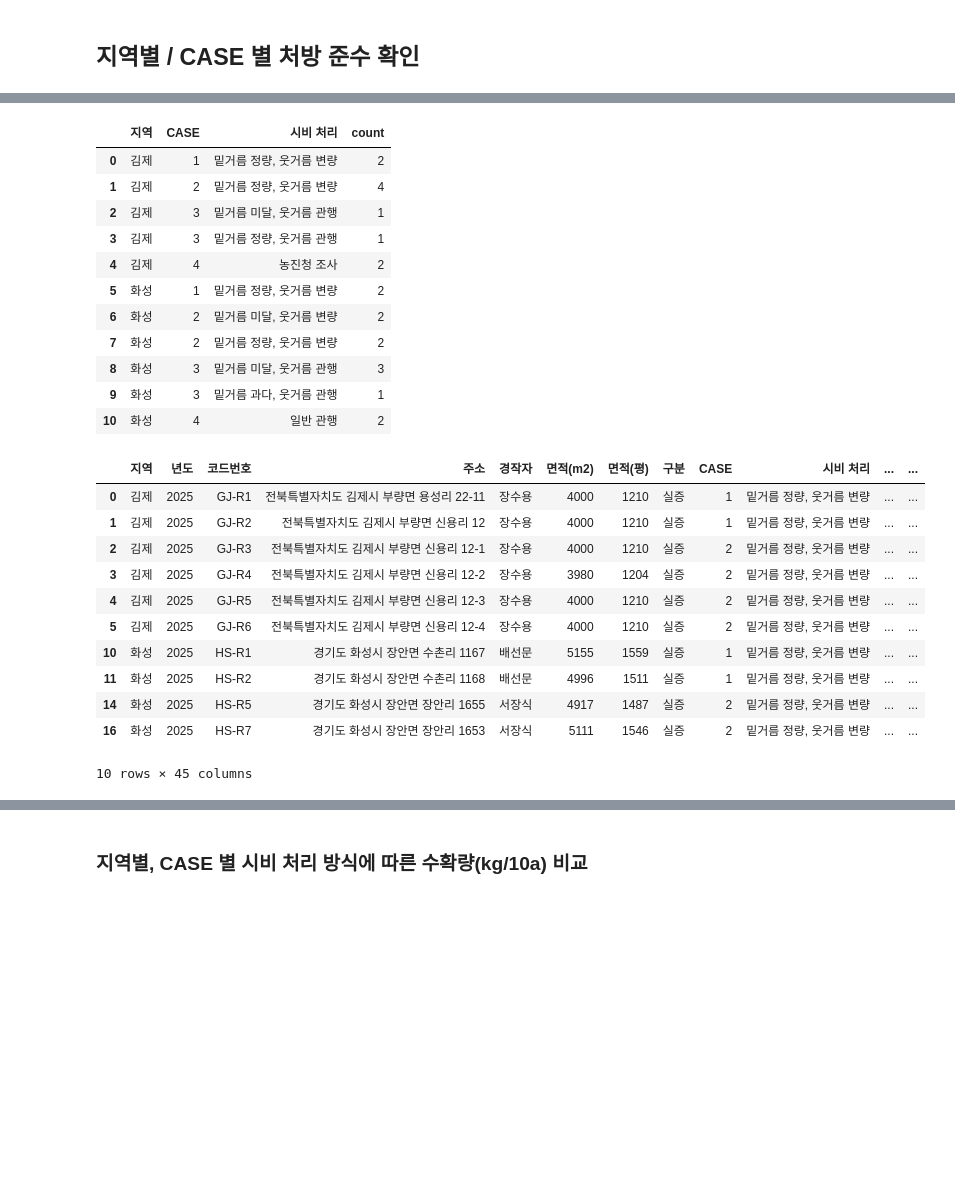
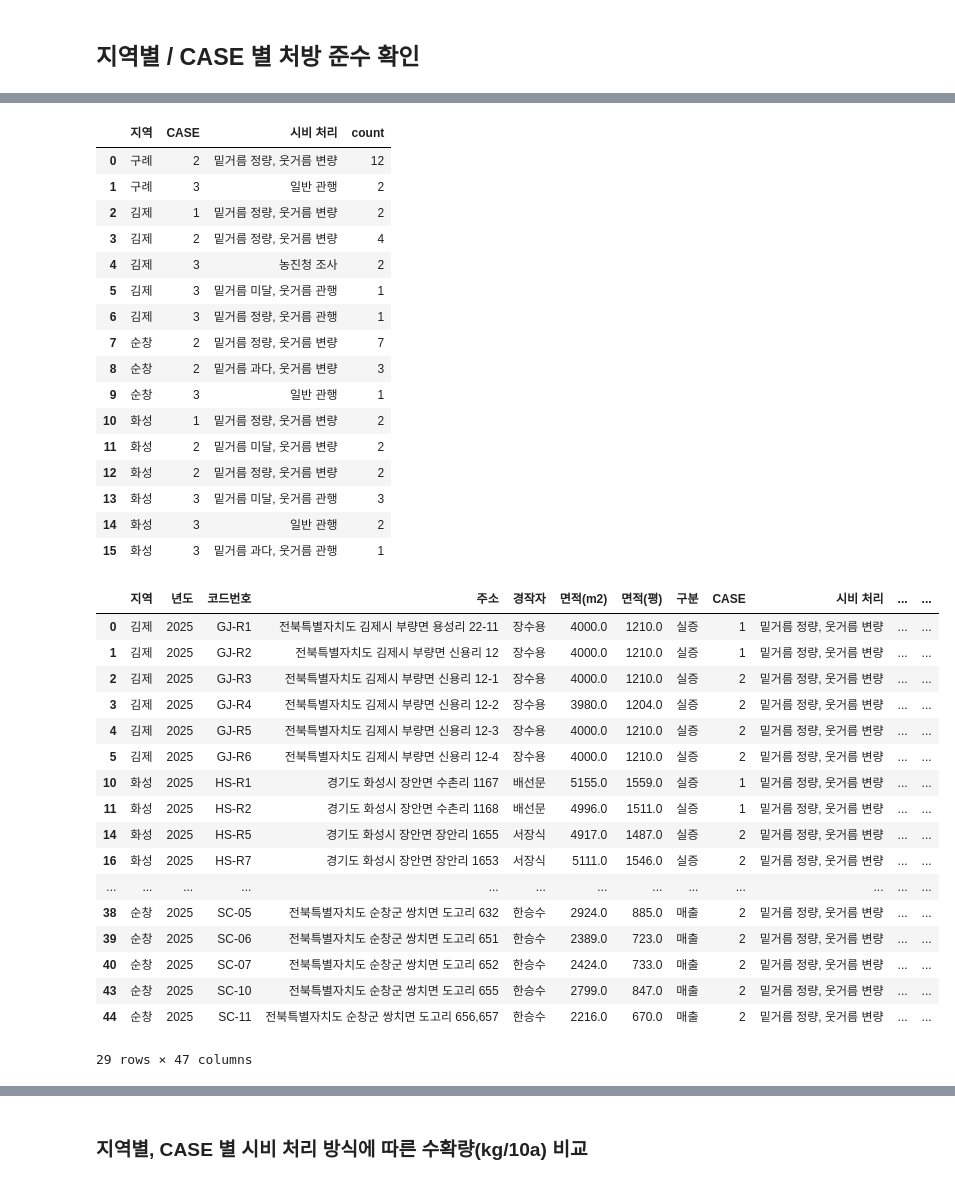
Before and after one commit to sirasony35/rice_analysis, a Jupyter notebook: basic_analysis.ipynb, the cells around one changed output, grey strips where cells are left out. Drawn from its saved outputs; the diff is of its cells as text; code cells hidden in the pictures; blank space fills up the shorter version.

```diff
--- a/basic_analysis.ipynb
+++ b/basic_analysis.ipynb
@@ -191,32 +172,43 @@ df_25_test
 # %%
-df_25_test.groupby(['지역', 'CASE'])['시비 처리'].value_counts().reset_index()
+df_25.groupby(['지역', 'CASE'])['시비 처리'].value_counts().reset_index()
 # %% [output]
 |  | 지역 | CASE | 시비 처리 | count |
-| 0 | 김제 | 1 | 밑거름 정량, 웃거름 변량 | 2 |
-| 1 | 김제 | 2 | 밑거름 정량, 웃거름 변량 | 4 |
-| 2 | 김제 | 3 | 밑거름 미달, 웃거름 관행 | 1 |
-| 3 | 김제 | 3 | 밑거름 정량, 웃거름 관행 | 1 |
-| 4 | 김제 | 4 | 농진청 조사 | 2 |
-| 5 | 화성 | 1 | 밑거름 정량, 웃거름 변량 | 2 |
-| 6 | 화성 | 2 | 밑거름 미달, 웃거름 변량 | 2 |
-| 7 | 화성 | 2 | 밑거름 정량, 웃거름 변량 | 2 |
-| 8 | 화성 | 3 | 밑거름 미달, 웃거름 관행 | 3 |
-| 9 | 화성 | 3 | 밑거름 과다, 웃거름 관행 | 1 |
-| 10 | 화성 | 4 | 일반 관행 | 2 |
+| 0 | 구례 | 2 | 밑거름 정량, 웃거름 변량 | 12 |
+| 1 | 구례 | 3 | 일반 관행 | 2 |
+| 2 | 김제 | 1 | 밑거름 정량, 웃거름 변량 | 2 |
+| 3 | 김제 | 2 | 밑거름 정량, 웃거름 변량 | 4 |
+| 4 | 김제 | 3 | 농진청 조사 | 2 |
+| 5 | 김제 | 3 | 밑거름 미달, 웃거름 관행 | 1 |
+| 6 | 김제 | 3 | 밑거름 정량, 웃거름 관행 | 1 |
+| 7 | 순창 | 2 | 밑거름 정량, 웃거름 변량 | 7 |
+| 8 | 순창 | 2 | 밑거름 과다, 웃거름 변량 | 3 |
+| 9 | 순창 | 3 | 일반 관행 | 1 |
+| 10 | 화성 | 1 | 밑거름 정량, 웃거름 변량 | 2 |
+| 11 | 화성 | 2 | 밑거름 미달, 웃거름 변량 | 2 |
+| 12 | 화성 | 2 | 밑거름 정량, 웃거름 변량 | 2 |
+| 13 | 화성 | 3 | 밑거름 미달, 웃거름 관행 | 3 |
+| 14 | 화성 | 3 | 일반 관행 | 2 |
+| 15 | 화성 | 3 | 밑거름 과다, 웃거름 관행 | 1 |
 # %%
-df_25_test[df_25_test['시비 처리']=='밑거름 정량, 웃거름 변량']
+df_25[df_25['시비 처리']=='밑거름 정량, 웃거름 변량']
 # %% [output]
 |  | 지역 | 년도 | 코드번호 | 주소 | 경작자 | 면적(m2) | 면적(평) | 구분 | CASE | 시비 처리 | ... | ... |
-| 0 | 김제 | 2025 | GJ-R1 | 전북특별자치도 김제시 부량면 용성리 22-11 | 장수용 | 4000 | 1210 | 실증 | 1 | 밑거름 정량, 웃거름 변량 | ... | ... |
-| 1 | 김제 | 2025 | GJ-R2 | 전북특별자치도 김제시 부량면 신용리 12 | 장수용 | 4000 | 1210 | 실증 | 1 | 밑거름 정량, 웃거름 변량 | ... | ... |
-| 2 | 김제 | 2025 | GJ-R3 | 전북특별자치도 김제시 부량면 신용리 12-1 | 장수용 | 4000 | 1210 | 실증 | 2 | 밑거름 정량, 웃거름 변량 | ... | ... |
-| 3 | 김제 | 2025 | GJ-R4 | 전북특별자치도 김제시 부량면 신용리 12-2 | 장수용 | 3980 | 1204 | 실증 | 2 | 밑거름 정량, 웃거름 변량 | ... | ... |
-| 4 | 김제 | 2025 | GJ-R5 | 전북특별자치도 김제시 부량면 신용리 12-3 | 장수용 | 4000 | 1210 | 실증 | 2 | 밑거름 정량, 웃거름 변량 | ... | ... |
-| 5 | 김제 | 2025 | GJ-R6 | 전북특별자치도 김제시 부량면 신용리 12-4 | 장수용 | 4000 | 1210 | 실증 | 2 | 밑거름 정량, 웃거름 변량 | ... | ... |
-| 10 | 화성 | 2025 | HS-R1 | 경기도 화성시 장안면 수촌리 1167 | 배선문 | 5155 | 1559 | 실증 | 1 | 밑거름 정량, 웃거름 변량 | ... | ... |
-| 11 | 화성 | 2025 | HS-R2 | 경기도 화성시 장안면 수촌리 1168 | 배선문 | 4996 | 1511 | 실증 | 1 | 밑거름 정량, 웃거름 변량 | ... | ... |
-| 14 | 화성 | 2025 | HS-R5 | 경기도 화성시 장안면 장안리 1655 | 서장식 | 4917 | 1487 | 실증 | 2 | 밑거름 정량, 웃거름 변량 | ... | ... |
-| 16 | 화성 | 2025 | HS-R7 | 경기도 화성시 장안면 장안리 1653 | 서장식 | 5111 | 1546 | 실증 | 2 | 밑거름 정량, 웃거름 변량 | ... | ... |
+| 0 | 김제 | 2025 | GJ-R1 | 전북특별자치도 김제시 부량면 용성리 22-11 | 장수용 | 4000.0 | 1210.0 | 실증 | 1 | 밑거름 정량, 웃거름 변량 | ... | ... |
+| 1 | 김제 | 2025 | GJ-R2 | 전북특별자치도 김제시 부량면 신용리 12 | 장수용 | 4000.0 | 1210.0 | 실증 | 1 | 밑거름 정량, 웃거름 변량 | ... | ... |
+| 2 | 김제 | 2025 | GJ-R3 | 전북특별자치도 김제시 부량면 신용리 12-1 | 장수용 | 4000.0 | 1210.0 | 실증 | 2 | 밑거름 정량, 웃거름 변량 | ... | ... |
+| 3 | 김제 | 2025 | GJ-R4 | 전북특별자치도 김제시 부량면 신용리 12-2 | 장수용 | 3980.0 | 1204.0 | 실증 | 2 | 밑거름 정량, 웃거름 변량 | ... | ... |
+| 4 | 김제 | 2025 | GJ-R5 | 전북특별자치도 김제시 부량면 신용리 12-3 | 장수용 | 4000.0 | 1210.0 | 실증 | 2 | 밑거름 정량, 웃거름 변량 | ... | ... |
+| 5 | 김제 | 2025 | GJ-R6 | 전북특별자치도 김제시 부량면 신용리 12-4 | 장수용 | 4000.0 | 1210.0 | 실증 | 2 | 밑거름 정량, 웃거름 변량 | ... | ... |
+| 10 | 화성 | 2025 | HS-R1 | 경기도 화성시 장안면 수촌리 1167 | 배선문 | 5155.0 | 1559.0 | 실증 | 1 | 밑거름 정량, 웃거름 변량 | ... | ... |
+| 11 | 화성 | 2025 | HS-R2 | 경기도 화성시 장안면 수촌리 1168 | 배선문 | 4996.0 | 1511.0 | 실증 | 1 | 밑거름 정량, 웃거름 변량 | ... | ... |
+| 14 | 화성 | 2025 | HS-R5 | 경기도 화성시 장안면 장안리 1655 | 서장식 | 4917.0 | 1487.0 | 실증 | 2 | 밑거름 정량, 웃거름 변량 | ... | ... |
+| 16 | 화성 | 2025 | HS-R7 | 경기도 화성시 장안면 장안리 1653 | 서장식 | 5111.0 | 1546.0 | 실증 | 2 | 밑거름 정량, 웃거름 변량 | ... | ... |
+| ... | ... | ... | ... | ... | ... | ... | ... | ... | ... | ... | ... | ... |
+| 38 | 순창 | 2025 | SC-05 | 전북특별자치도 순창군 쌍치면 도고리 632 | 한승수 | 2924.0 | 885.0 | 매출 | 2 | 밑거름 정량, 웃거름 변량 | ... | ... |
+| 39 | 순창 | 2025 | SC-06 | 전북특별자치도 순창군 쌍치면 도고리 651 | 한승수 | 2389.0 | 723.0 | 매출 | 2 | 밑거름 정량, 웃거름 변량 | ... | ... |
+| 40 | 순창 | 2025 | SC-07 | 전북특별자치도 순창군 쌍치면 도고리 652 | 한승수 | 2424.0 | 733.0 | 매출 | 2 | 밑거름 정량, 웃거름 변량 | ... | ... |
+| 43 | 순창 | 2025 | SC-10 | 전북특별자치도 순창군 쌍치면 도고리 655 | 한승수 | 2799.0 | 847.0 | 매출 | 2 | 밑거름 정량, 웃거름 변량 | ... | ... |
+| 44 | 순창 | 2025 | SC-11 | 전북특별자치도 순창군 쌍치면 도고리 656,657 | 한승수 | 2216.0 | 670.0 | 매출 | 2 | 밑거름 정량, 웃거름 변량 | ... | ... |
-10 rows × 45 columns
+29 rows × 47 columns
 # %%
 # 4. [분석 대상] CASE 1과 2 데이터만 선택
```
Also changed, not shown: parts of 14 cells of this notebook, 2 other files.
